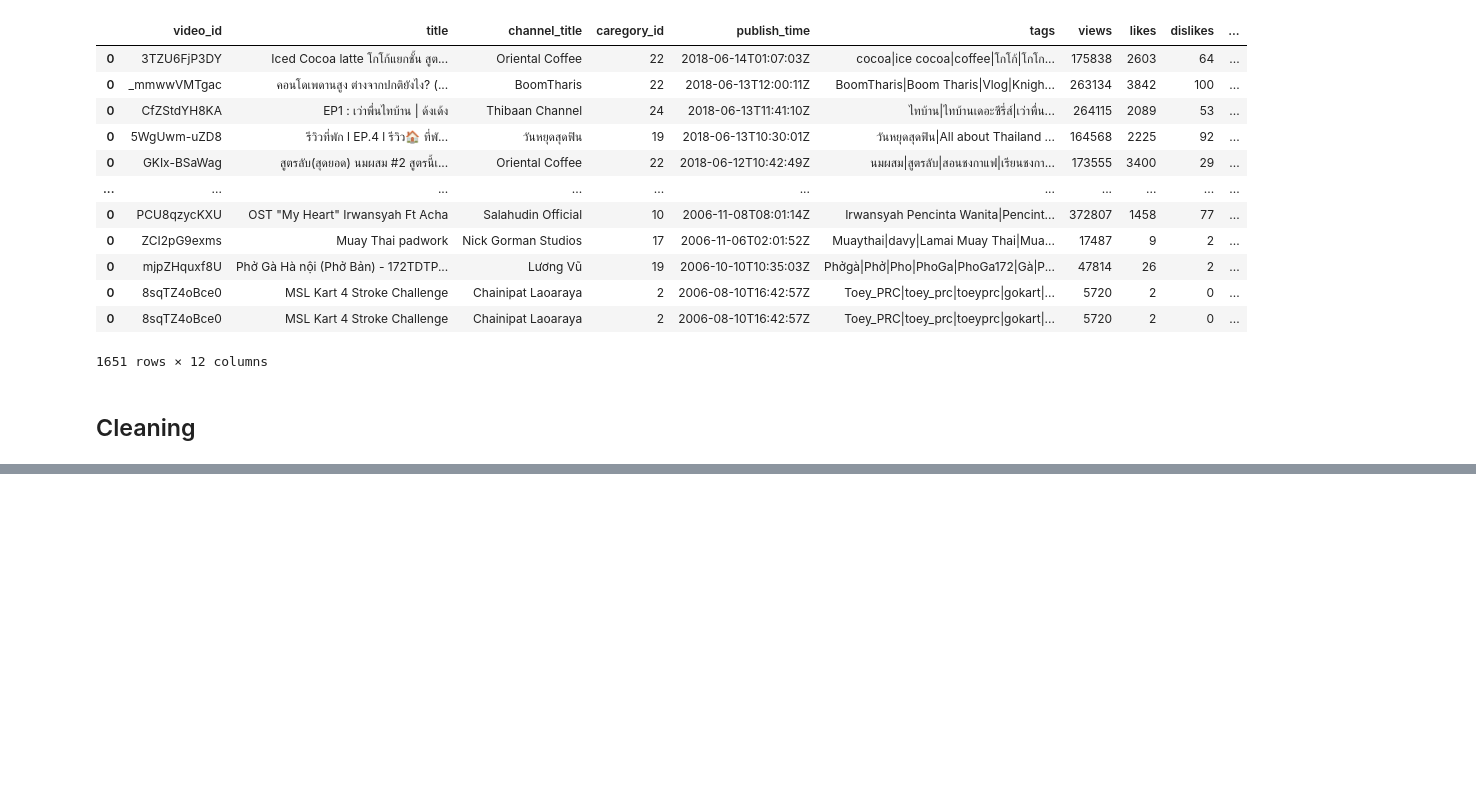
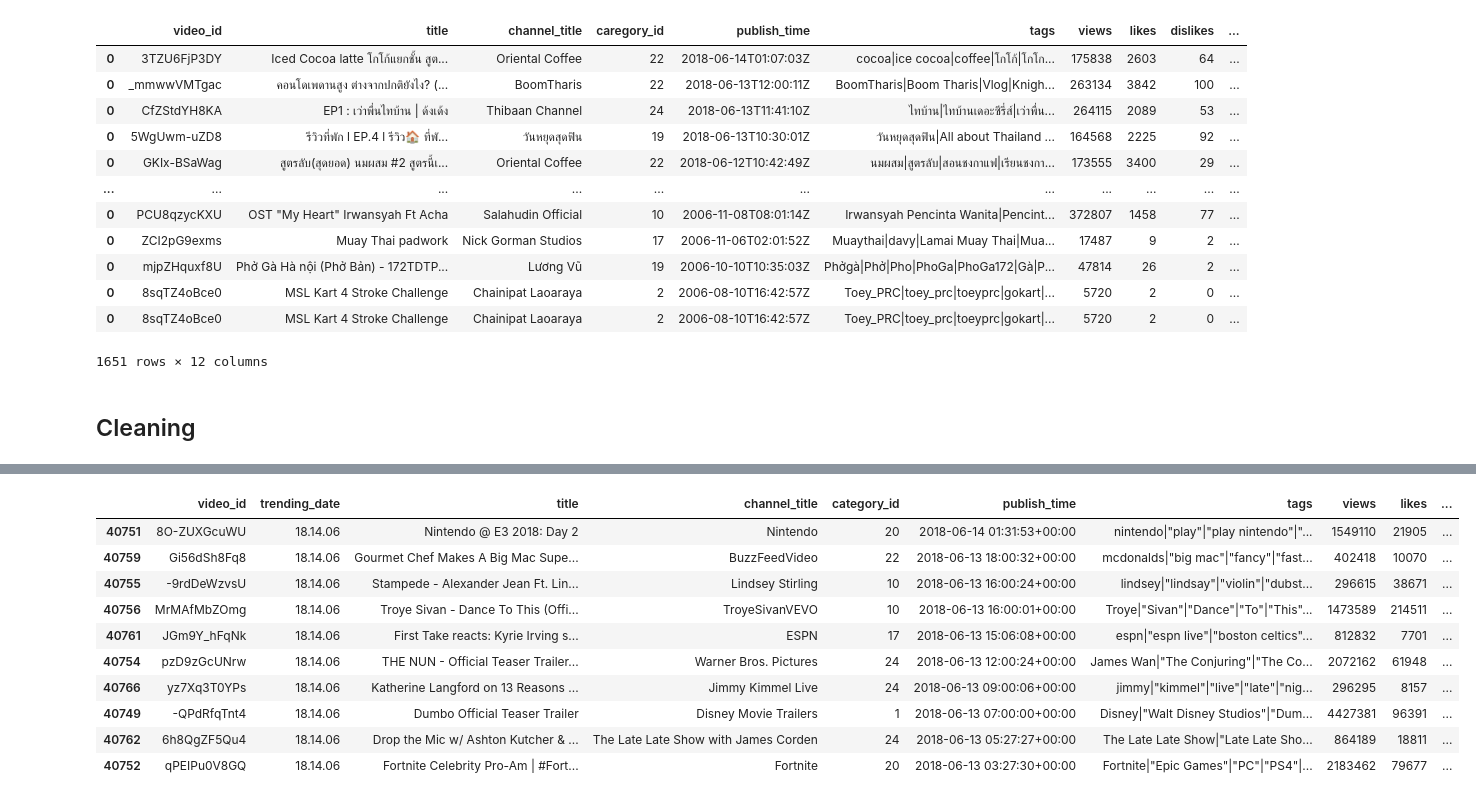
Before and after one commit to chonsawat/Data-Engineer, a Jupyter notebook: Youtube API.ipynb, the cells around one changed output, grey strips where cells are left out. Cells and saved outputs as stored; diff of their text form; code cells hidden in the pictures; blank space fills up the shorter version.

```diff
--- a/Youtube API.ipynb
+++ b/Youtube API.ipynb
@@ -342,0 +409,16 @@ df_th
+# %%
+df_us['publish_time'] =pd.to_datetime(df_us.publish_time)
+df_us.sort_values(by=['publish_time','views'],inplace=True, ascending=False)
+df_us.head(10)
+# %% [output]
+|  | video_id | trending_date | title | channel_title | category_id | publish_time | tags | views | likes | ... |
+| 40751 | 8O-ZUXGcuWU | 18.14.06 | Nintendo @ E3 2018: Day 2 | Nintendo | 20 | 2018-06-14 01:31:53+00:00 | nintendo|"play"|"play nintendo"|"... | 1549110 | 21905 | ... |
+| 40759 | Gi56dSh8Fq8 | 18.14.06 | Gourmet Chef Makes A Big Mac Supe... | BuzzFeedVideo | 22 | 2018-06-13 18:00:32+00:00 | mcdonalds|"big mac"|"fancy"|"fast... | 402418 | 10070 | ... |
+| 40755 | -9rdDeWzvsU | 18.14.06 | Stampede - Alexander Jean Ft. Lin... | Lindsey Stirling | 10 | 2018-06-13 16:00:24+00:00 | lindsey|"lindsay"|"violin"|"dubst... | 296615 | 38671 | ... |
+| 40756 | MrMAfMbZOmg | 18.14.06 | Troye Sivan - Dance To This (Offi... | TroyeSivanVEVO | 10 | 2018-06-13 16:00:01+00:00 | Troye|"Sivan"|"Dance"|"To"|"This"... | 1473589 | 214511 | ... |
+| 40761 | JGm9Y_hFqNk | 18.14.06 | First Take reacts: Kyrie Irving s... | ESPN | 17 | 2018-06-13 15:06:08+00:00 | espn|"espn live"|"boston celtics"... | 812832 | 7701 | ... |
+| 40754 | pzD9zGcUNrw | 18.14.06 | THE NUN - Official Teaser Trailer... | Warner Bros. Pictures | 24 | 2018-06-13 12:00:24+00:00 | James Wan|"The Conjuring"|"The Co... | 2072162 | 61948 | ... |
+| 40766 | yz7Xq3T0YPs | 18.14.06 | Katherine Langford on 13 Reasons ... | Jimmy Kimmel Live | 24 | 2018-06-13 09:00:06+00:00 | jimmy|"kimmel"|"live"|"late"|"nig... | 296295 | 8157 | ... |
+| 40749 | -QPdRfqTnt4 | 18.14.06 | Dumbo Official Teaser Trailer | Disney Movie Trailers | 1 | 2018-06-13 07:00:00+00:00 | Disney|"Walt Disney Studios"|"Dum... | 4427381 | 96391 | ... |
+| 40762 | 6h8QgZF5Qu4 | 18.14.06 | Drop the Mic w/ Ashton Kutcher & ... | The Late Late Show with James Corden | 24 | 2018-06-13 05:27:27+00:00 | The Late Late Show|"Late Late Sho... | 864189 | 18811 | ... |
+| 40752 | qPEIPu0V8GQ | 18.14.06 | Fortnite Celebrity Pro-Am | #Fort... | Fortnite | 20 | 2018-06-13 03:27:30+00:00 | Fortnite|"Epic Games"|"PC"|"PS4"|... | 2183462 | 79677 | ... |
```
Also changed, not shown: parts of 6 cells of this notebook.
